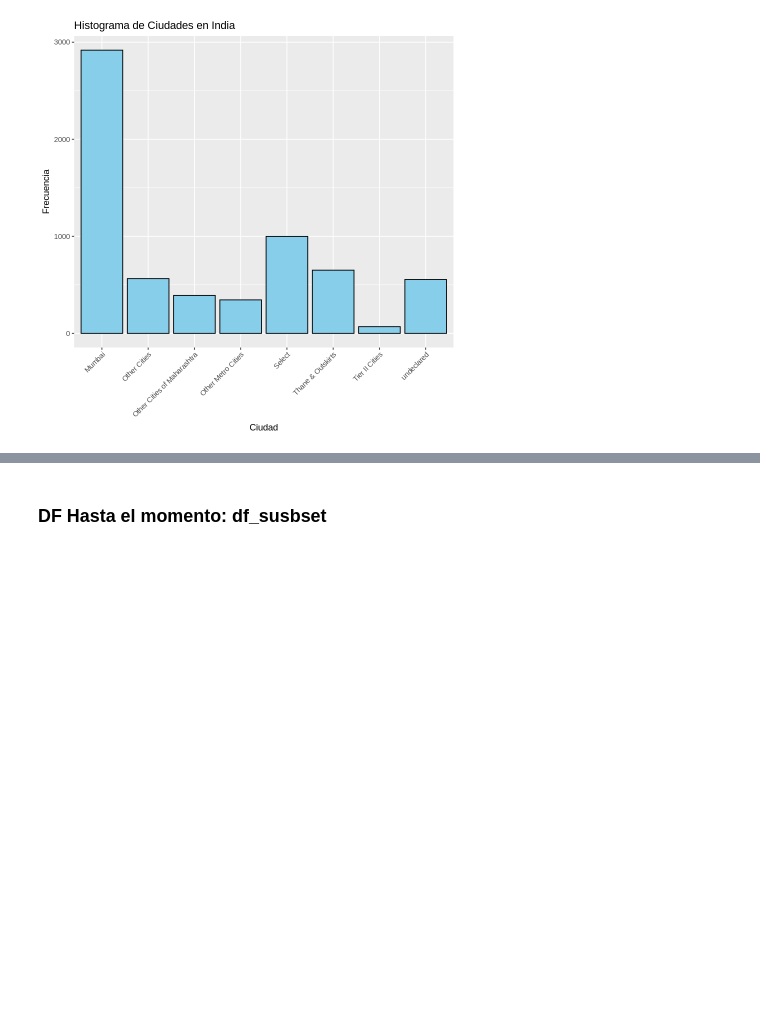
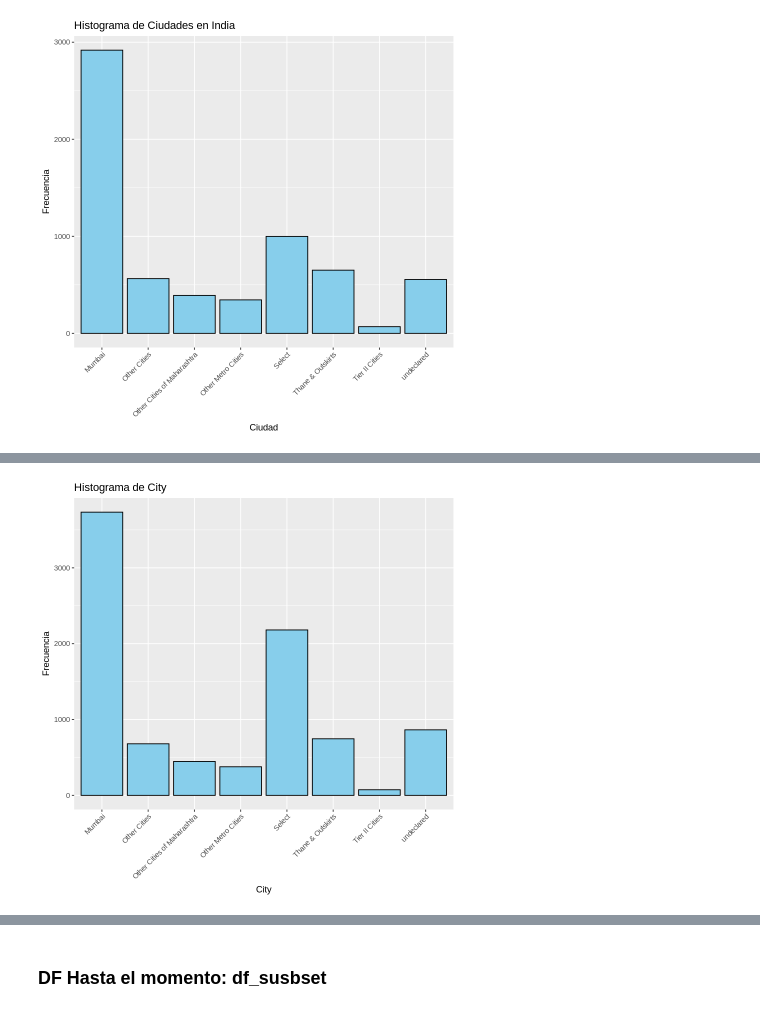
Before and after one commit to NicoD920/Otono2025, a Jupyter notebook: Copia_de_Tarea_1_version_personal.ipynb, the cells around one changed output, grey strips where cells are left out. Drawn from its saved outputs; the diff is of its cells as text; code cells hidden in the pictures; blank space fills up the shorter version.

```diff
--- a/Copia_de_Tarea_1_version_personal.ipynb
+++ b/Copia_de_Tarea_1_version_personal.ipynb
@@ -129,7 +138,12 @@ df_subset <- df_subset %>%
     from_forum       = `X Education Forums`,
     from_newspaper   = Newspaper,
     tags             = Tags,
-    page_views_visit = `Page Views Per Visit`
+    page_views_visit = `Page Views Per Visit`,
+    activiy_index    = `Asymmetrique Activity Index`,
+    profile_index    = `Asymmetrique Profile Index`,
+    activity_score   = `Asymmetrique Activity Score`,
+    profile_score    = `Asymmetrique Profile Score`,
+    free_copy        = `A free copy of Mastering The Interview`,
   )
 # %% [markdown]
 ### Observamos los datos
@@ -246,6 +260,6 @@ page_views_visit      137          1.48
 # %%
-df_subset <- df_subset %>%
-  select(-lead_quality, -tags)
+# df_subset <- df_subset %>%
+#   select(-lead_quality, -tags)
 # %% [markdown]
 ## Eliminamos la filas con valores nulos en nuestra variable objetivo
 # %%
@@ -567,3 +586,20 @@ ggplot(india_data, aes(x = city)) +
 Warning message in geom_histogram(stat = "count", fill = "skyblue", color = "black"):
 “Ignoring unknown parameters: `binwidth`, `bins`, and `pad`”
 [figure]
+# %%
+# prompt: los valores de city que estén como "undeclared" y sean de country "India" quiero que sean reemplazados por la moda que es "Mumbai"
+
+# Calculate the mode of 'city' for India
+india_city_mode <- names(which.max(table(df_subset$city[df_subset$country == "India"])))
+
+# Replace "undeclared" city values in India with the mode
+df_subset <- df_subset %>%
+  mutate(city = ifelse(country == "India" & city == "undeclared", india_city_mode, city))
+# %%
+# prompt: muestrame un histograma de citys
+
+ggplot(df_subset, aes(x = city)) +
+  geom_histogram(stat = "count", fill = "skyblue", color = "black") +
+  labs(title = "Histograma de City", x = "City", y = "Frecuencia") +
+  theme(axis.text.x = element_text(angle = 45, hjust = 1))
+# %% [output]
@@ -569,0 +608 @@ Warning message in geom_histogram(stat = "count", fill = "skyblue", color = "bla
+[figure, added]
```
Also changed, not shown: parts of 68 cells of this notebook.
